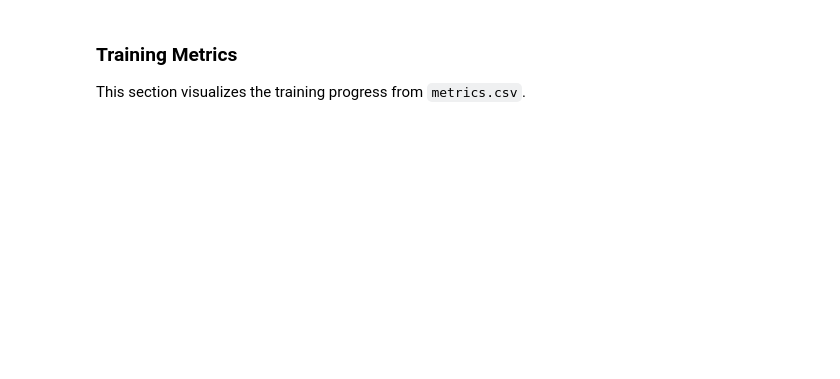
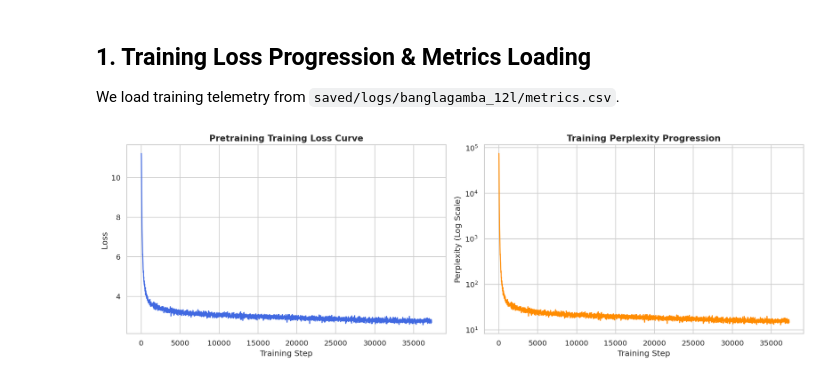
Before and after one commit to ahmed-farhanur-rashid/bangla-gamba, a Jupyter notebook: notebooks/01_training_metrics.ipynb, the cells around one changed output. Cells and saved outputs as stored; diff of their text form; code cells hidden in the pictures; blank space fills up the shorter version.

```diff
--- a/notebooks/01_training_metrics.ipynb
+++ b/notebooks/01_training_metrics.ipynb
@@ -3,22 +17,44 @@
 # %% [markdown]
-### Training Metrics
-This section visualizes the training progress from `metrics.csv`.
+## 1. Training Loss Progression & Metrics Loading
+
+We load training telemetry from `saved/logs/banglagamba_12l/metrics.csv`.
-# %%
-import pandas as pd
-import matplotlib.pyplot as plt
-import seaborn as sns
-import os
-
-# Set plotting style
-sns.set_theme(style="darkgrid")
-plt.rcParams['figure.figsize'] = (12, 6)
-# %%
-# Load metrics
-metrics_path = "../saved/logs/metrics.csv"
-
-if os.path.exists(metrics_path):
-    df = pd.read_csv(metrics_path)
-    print(f"Loaded {len(df)} training steps.")
-    display(df.tail())
-else:
-    print(f"Metrics file not found at {metrics_path}. Make sure training has started!")
+# %%
+metrics_paths = [
+    "../saved/logs/banglagamba_12l/metrics.csv",
+    "../saved/logs/metrics.csv",
+    "saved/logs/banglagamba_12l/metrics.csv",
+    "saved/logs/metrics.csv"
+]
+
+metrics_file = None
+for p in metrics_paths:
+    if os.path.exists(p):
+        metrics_file = p
+        break
+
+if metrics_file is not None:
+    df = pd.read_csv(metrics_file)
+else:
+    # Fallback to search recursively
+    matches = sorted(glob.glob("../saved/logs/**/metrics.csv", recursive=True))
+    df = pd.read_csv(matches[-1]) if matches else pd.DataFrame()
+
+if 'step' in df.columns and 'loss' in df.columns:
+    fig, axes = plt.subplots(1, 2, figsize=(15, 5))
+
+    sns.lineplot(data=df, x='step', y='loss', color='royalblue', linewidth=1.5, ax=axes[0])
+    axes[0].set_title("Pretraining Training Loss Curve", fontsize=13, fontweight='bold')
+    axes[0].set_xlabel("Training Step")
+    axes[0].set_ylabel("Loss")
+
+    if 'perplexity' in df.columns:
+        sns.lineplot(data=df, x='step', y='perplexity', color='darkorange', linewidth=1.5, ax=axes[1])
+        axes[1].set_title("Training Perplexity Progression", fontsize=13, fontweight='bold')
+        axes[1].set_xlabel("Training Step")
+        axes[1].set_ylabel("Perplexity (Log Scale)")
+        axes[1].set_yscale("log")
+
+    plt.tight_layout()
+    plt.show()
+# %% [output]
+[figure, added]
```
Also changed, not shown: parts of 11 cells of this notebook, 3 other files.
